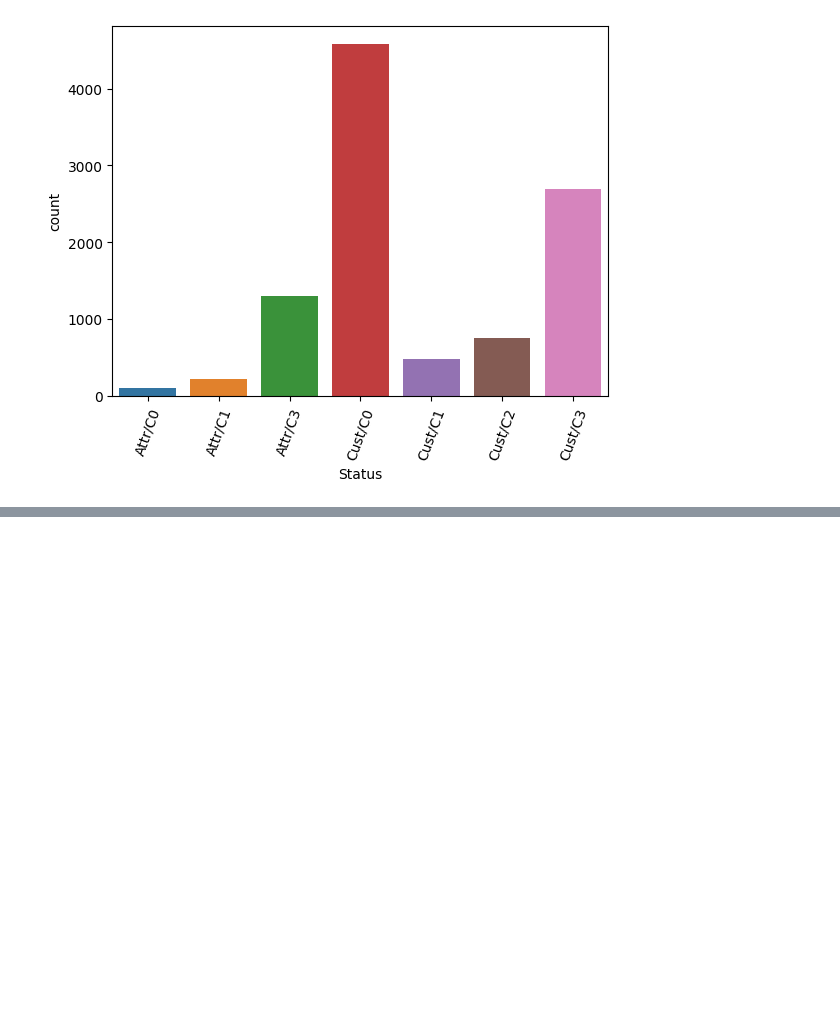
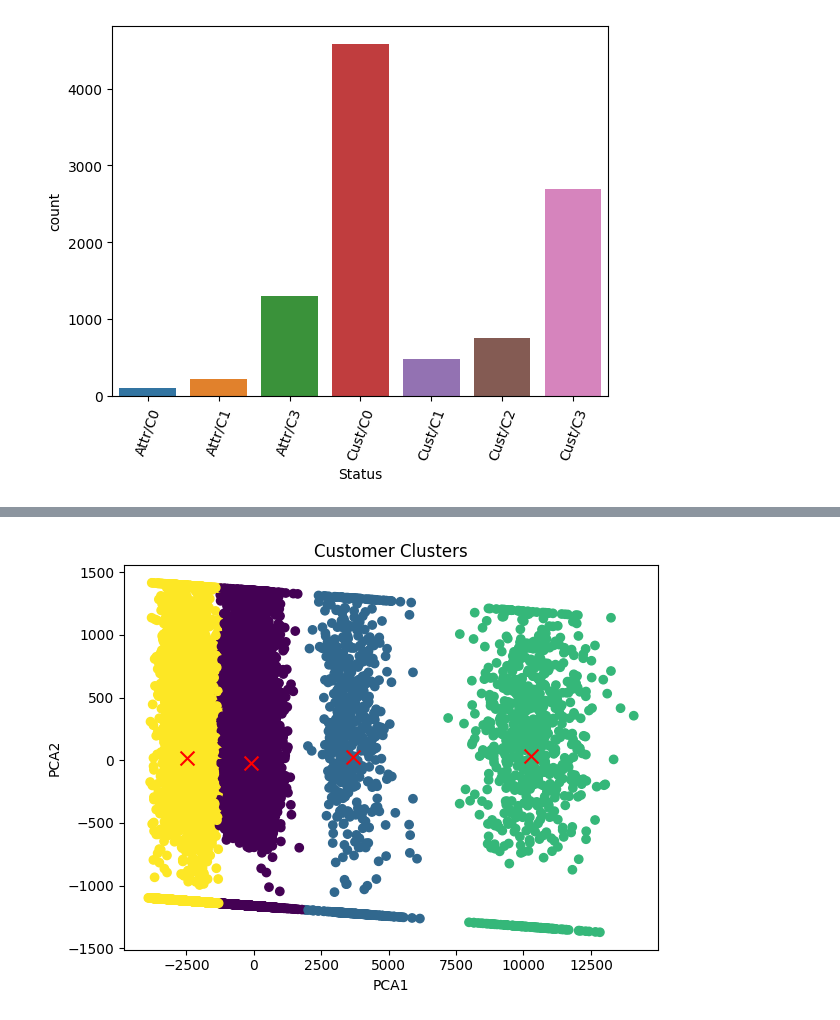
Before and after one commit to vitaly-shalem/ChurnPrediction, a Jupyter notebook: notebooks/12.clustering_take_2.ipynb, the cells around one changed output, grey strips where cells are left out. Cells and saved outputs as stored; diff of their text form; code cells hidden in the pictures; blank space fills up the shorter version.

Commit message:
Add clustering option with only 5 features [results same as 9 features]

```diff
--- a/notebooks/12.clustering_take_2.ipynb
+++ b/notebooks/12.clustering_take_2.ipynb
@@ -186,0 +224,8 @@ plt.show()
+# %%
+model_reduced_2 = train_kmeans(df_data_reduced_2, num_clusters, scale=False, zscore=False)
+# plot results
+df_data_reduced_pca_2, centers_mr_2 = apply_pca(df_data_reduced_2, model_reduced_2)
+# Scatter plot
+plot_clusters(df_data_reduced_pca_2, centers_mr_2, model_reduced_2)
+# %% [output]
+[figure, added]
```
Also changed, not shown: parts of 7 cells of this notebook, 1 other file.
